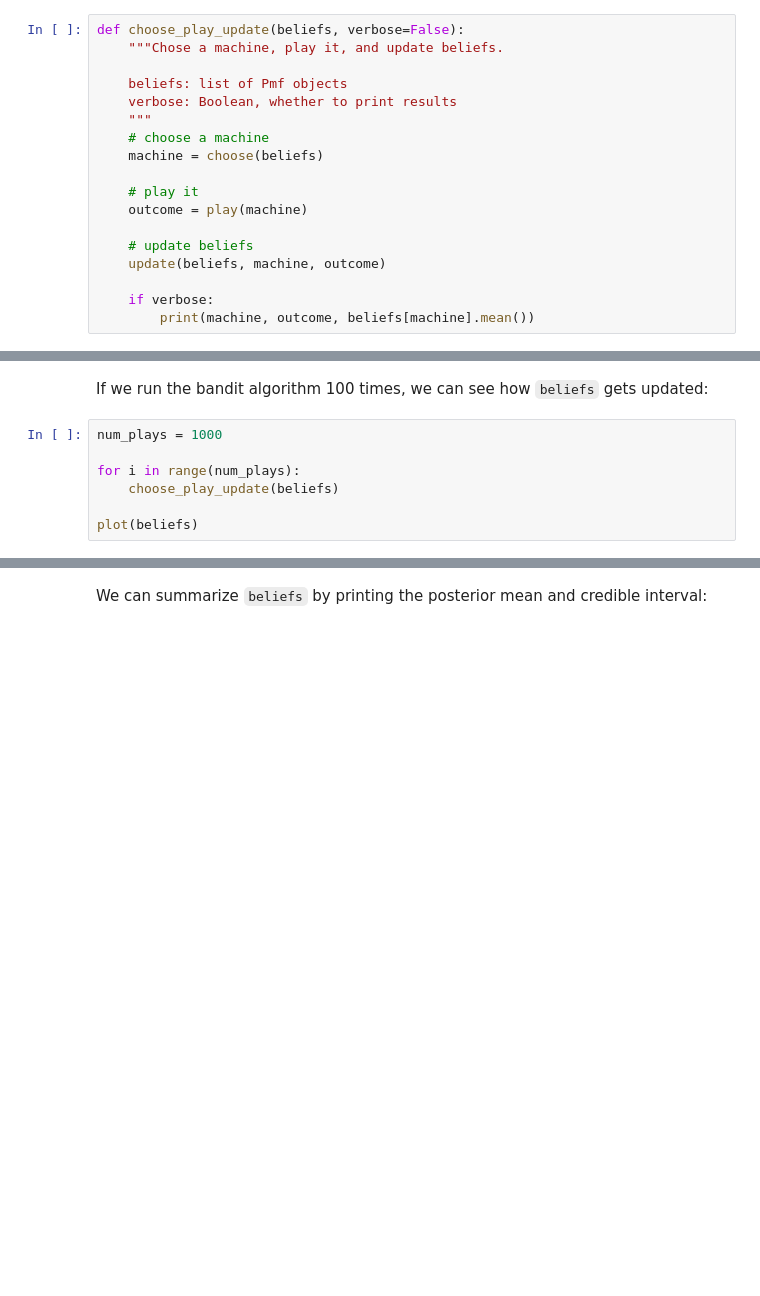
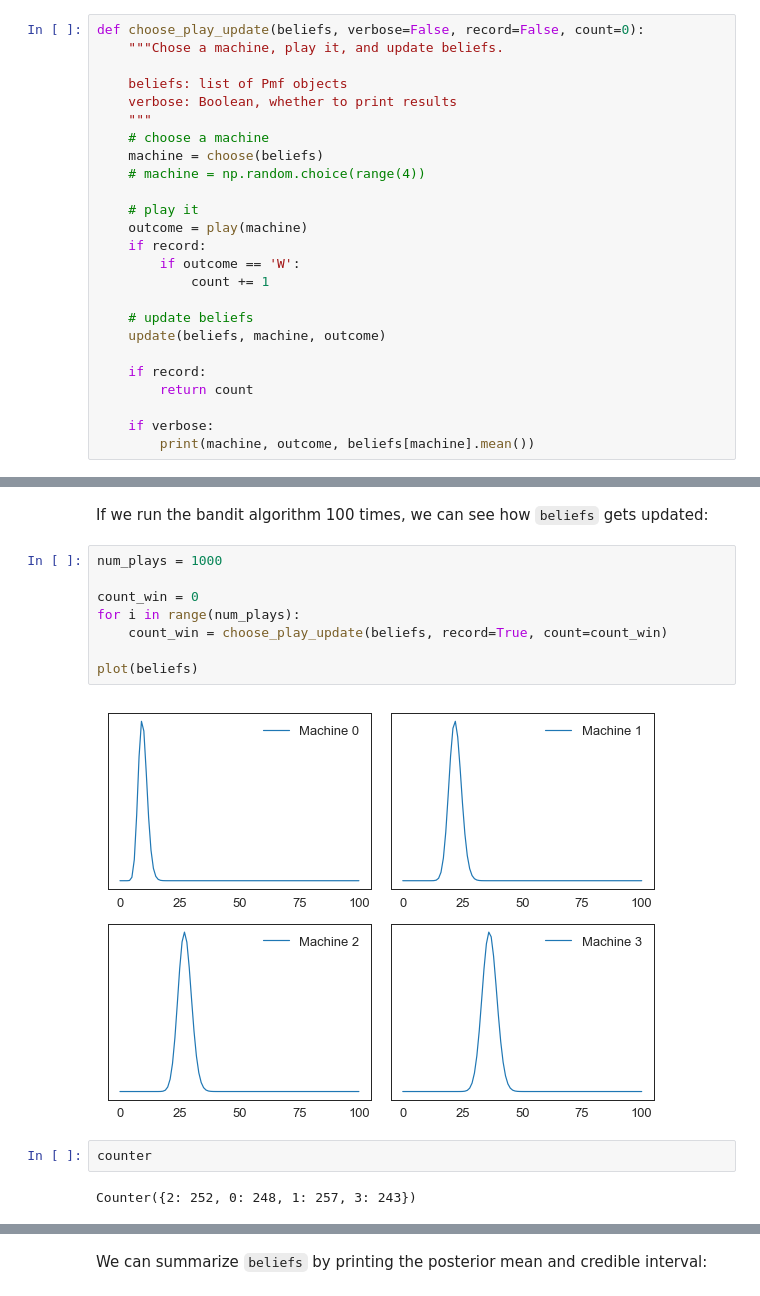
Before and after one commit to masterfulEJ/bayesianSimple_forked, a Jupyter notebook: 04_bandit-covered.ipynb, the cells around one changed output, grey strips where cells are left out. Saved outputs shown, nothing was run; the diff lists cells and outputs as text; blank space fills up the shorter version.

```diff
--- a/04_bandit-covered.ipynb
+++ b/04_bandit-covered.ipynb
@@ -240,7 +250,7 @@ choose(beliefs)
 # %% [markdown]
 **Exercise 3:** Putting it all together, fill in the following function to choose a machine, play once, and update `beliefs`:
 # %%
-def choose_play_update(beliefs, verbose=False):
+def choose_play_update(beliefs, verbose=False, record=False, count=0):
     """Chose a machine, play it, and update beliefs.
 
     beliefs: list of Pmf objects
@@ -248,13 +258,20 @@ def choose_play_update(beliefs, verbose=False):
     """
     # choose a machine
     machine = choose(beliefs)
+    # machine = np.random.choice(range(4))
 
     # play it
     outcome = play(machine)
+    if record:
+        if outcome == 'W':
+            count += 1
 
     # update beliefs
     update(beliefs, machine, outcome)
 
+    if record:
+        return count
+
     if verbose:
         print(machine, outcome, beliefs[machine].mean())
 # %%
@@ -275,7 +294,14 @@ If we run the bandit algorithm 100 times, we can see how `beliefs` gets updated:
 # %%
 num_plays = 1000
 
+count_win = 0
 for i in range(num_plays):
-    choose_play_update(beliefs)
+    count_win = choose_play_update(beliefs, record=True, count=count_win)
 
 plot(beliefs)
+# %% [output]
+[figure, added]
+# %%
+counter
+# %% [output]
+Counter({2: 252, 0: 248, 1: 257, 3: 243})
```
Also changed, not shown: parts of 13 cells of this notebook, 3 other files.
